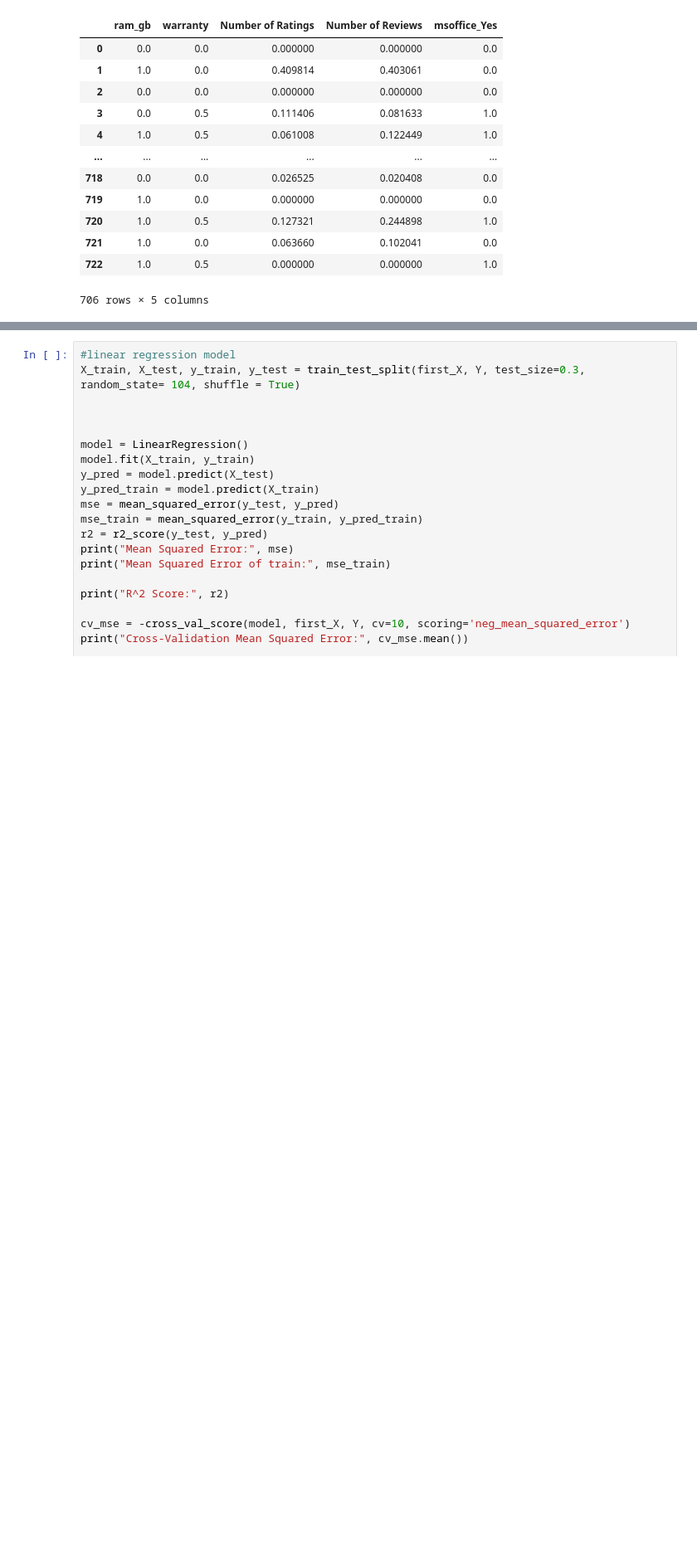
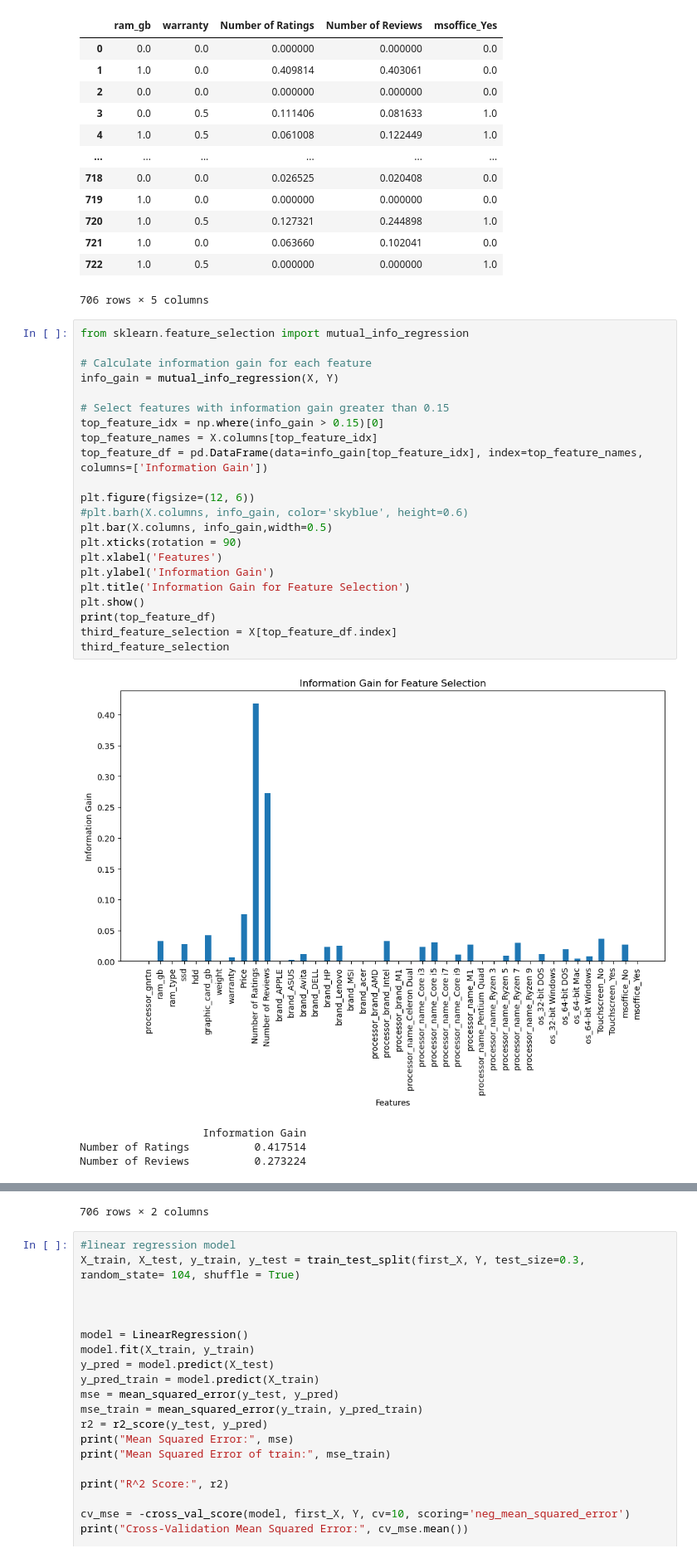
Before and after one commit to EsraaAlii/Electronic-Device-Rating-Prediction, a Jupyter notebook: electronics.ipynb, the cells around one changed output, grey strips where cells are left out. Shown: that part at 83% size. Cells and saved outputs as stored; diff of their text form; blank space fills up the shorter version.

```diff
--- a/electronics.ipynb
+++ b/electronics.ipynb
@@ -425,3 +426,30 @@ first_X
 | 721 | 1.0 | 0.0 | 0.063660 | 0.102041 | 0.0 |
 | 722 | 1.0 | 0.5 | 0.000000 | 0.000000 | 1.0 |
 706 rows × 5 columns
+# %%
+from sklearn.feature_selection import mutual_info_regression
+
+# Calculate information gain for each feature
+info_gain = mutual_info_regression(X, Y)
+
+# Select features with information gain greater than 0.15
+top_feature_idx = np.where(info_gain > 0.15)[0]
+top_feature_names = X.columns[top_feature_idx]
+top_feature_df = pd.DataFrame(data=info_gain[top_feature_idx], index=top_feature_names, columns=['Information Gain'])
+
+plt.figure(figsize=(12, 6))
+#plt.barh(X.columns, info_gain, color='skyblue', height=0.6)
+plt.bar(X.columns, info_gain,width=0.5)
+plt.xticks(rotation = 90)
+plt.xlabel('Features')
+plt.ylabel('Information Gain')
+plt.title('Information Gain for Feature Selection')
+plt.show()
+print(top_feature_df)
+third_feature_selection = X[top_feature_df.index]
+third_feature_selection
+# %% [output]
+[figure, added]
+                   Information Gain
+Number of Ratings          0.417514
+Number of Reviews          0.273224
@@ -428,3 +468,4 @@ first_X
+706 rows × 2 columns
 # %%
 #linear regression model
 X_train, X_test, y_train, y_test = train_test_split(first_X, Y, test_size=0.3, random_state= 104, shuffle = True)
```
Also changed, not shown: parts of 7 cells of this notebook.
